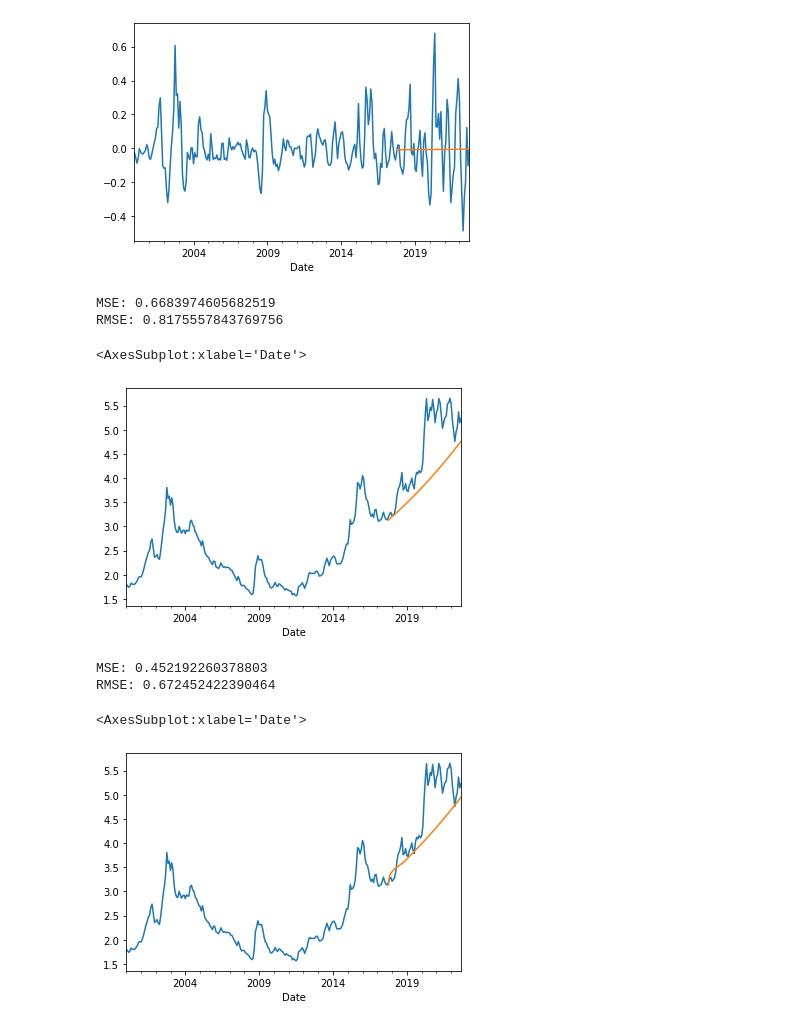
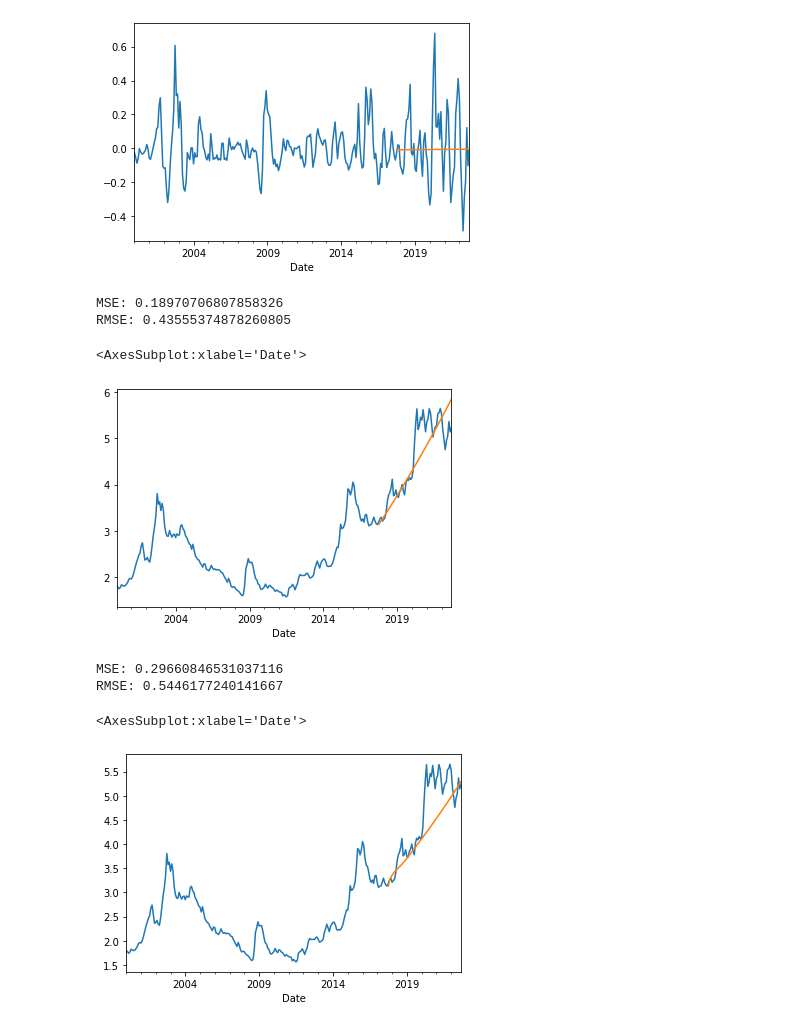
Before and after one commit to aruasouza/CTG, a Jupyter notebook: modelos_cambio.ipynb, the cells around one changed output. Drawn from its saved outputs; the diff is of its cells as text; code cells hidden in the pictures.

Commit message:
Melhorias no modelo

```diff
--- a/modelos_cambio.ipynb
+++ b/modelos_cambio.ipynb
@@ -81,6 +81,9 @@ def untrend(serie,window):
 def square(x,a,b,c):
     return ((x ** 2) * a) + (x * b) + c
 
+def simple_square(x,a):
+    return (x ** 2) * a
+
 class base_model:
     def __init__(self,data,func):
         self.data = data
@@ -92,7 +95,7 @@ class base_model:
         self.last_y = y[-1]
         return self
     def predict(self,n):
-        prediction = np.array([self.func(x,self.popt[0],self.popt[1],self.popt[2]) for x in range(self.x0,self.x0 + n)])
+        prediction = np.array([self.func(x,*self.popt) for x in range(self.x0,self.x0 + n)])
         diferenca = prediction[0] - self.last_y
         return prediction - diferenca
 
@@ -127,7 +130,7 @@ class GodModel:
         # Regressão polinomial no tempo
         self.x0 = len(target_data)
         self.features = range(len(extra_data[0]))
-        self.popts = [curve_fit(self.func,list(range(self.x0)),extra_data[:,i])[0] for i in self.features]
+        self.popts = [curve_fit(square,list(range(self.x0)),extra_data[:,i])[0] for i in self.features]
         self.popts_main = curve_fit(self.func,list(range(self.x0)),target_data)[0]
         # Sazonalidade
         data = pd.DataFrame({'y':target_data})
@@ -141,18 +144,26 @@ class GodModel:
         return self
 
     def predict(self,n,time_features = None):
-        predictions = []
+        self.predictions = []
         for i in self.features:
             popt = self.popts[i]
-            prediction = np.array([self.func(x,popt[0],popt[1],popt[2]) for x in range(self.x0,self.x0 + n)])
-            predictions.append(prediction)
-        main_prediction = np.array([self.func(x,self.popts_main[0],self.popts_main[1],self.popts_main[2]) for x in range(self.x0,self.x0 + n)])
-        predictores = np.array(predictions).T
+            prediction = np.array([square(x,*popt) for x in range(self.x0,self.x0 + n)])
+            partial_last_year_mean = self.extra_data[-12:,i].mean()
+            diferenca = partial_last_year_mean - prediction[0]
+            prediction = prediction + diferenca
+            self.predictions.append(prediction)
+        main_prediction = np.array([self.func(x,*self.popts_main) for x in range(self.x0,self.x0 + n)])
+        predictores = np.array(self.predictions).T
         feat_prediction = self.reg.predict(predictores)
         trend = (main_prediction * self.peso) + (feat_prediction * (1 - self.peso))
         seasonality = self.model.predict(n,time_features)
         prediction_final = trend + seasonality
-        prediction_final[0] = self.target_data[-1]
+        # Ajustes finais
+        last_year_mean = self.target_data[-12:].mean()
+        diferenca = last_year_mean - prediction_final[0]
+        prediction_final = prediction_final + diferenca
+        micro_diferenca = self.target_data[-1] - prediction_final[0]
+        prediction_final = np.array([prediction_final[i] + (micro_diferenca * (1 - (i / (len(prediction_final) - 1)))) for i in range(len(prediction_final))])
         return prediction_final
 # %%
 df = get_indicators('2000-01-01')
@@ -269,23 +280,23 @@ RMSE: 0.21543269804871354
 # %%
 anos = 5
 x_train,y_train,x_test,y_test = train_test_split(df,cy,anos)
-model = base_model(y_train,square).fit()
+model = base_model(y_train,simple_square).fit()
 prediction = model.predict(12 * anos)
 print('MSE:',mean_squared_error(prediction,y_test))
 print('RMSE:',rmse(prediction,y_test))
 pred_df = cy.copy()
 pred_df['prediction'] = [None for _ in range(len(pred_df) - len(prediction))] + list(prediction.ravel())
 pred_df['USD'].plot()
 pred_df['prediction'].plot()
 # %% [output]
-MSE: 0.6683974605682519
-RMSE: 0.8175557843769756
+MSE: 0.18970706807858326
+RMSE: 0.43555374878260805
 <AxesSubplot:xlabel='Date'>
-[figure, old version]
+[figure, new version]
 # %%
 anos = 5
 x_train,y_train,x_test,y_test = train_test_split(df,cy,anos)
-model = GodModel(square,'arima',1).fit(y_train,x_train)
+model = GodModel(simple_square,'arima',0.5).fit(y_train,x_train)
 prediction = model.predict(12 * anos)
 print('MSE:',mean_squared_error(prediction,y_test))
 print('RMSE:',rmse(prediction,y_test))
@@ -294,10 +305,10 @@ pred_df['prediction'] = [None for _ in range(len(pred_df) - len(prediction))] +
 pred_df['USD'].plot()
 pred_df['prediction'].plot()
 # %% [output]
-MSE: 0.452192260378803
-RMSE: 0.672452422390464
+MSE: 0.29660846531037116
+RMSE: 0.5446177240141667
 <AxesSubplot:xlabel='Date'>
-[figure, old version]
+[figure, new version]
 # %%
 anos = 5
 x_train,y_train,x_test,y_test = train_test_split(df,cy,anos)
```
Also changed, not shown: parts of 3 cells of this notebook.
